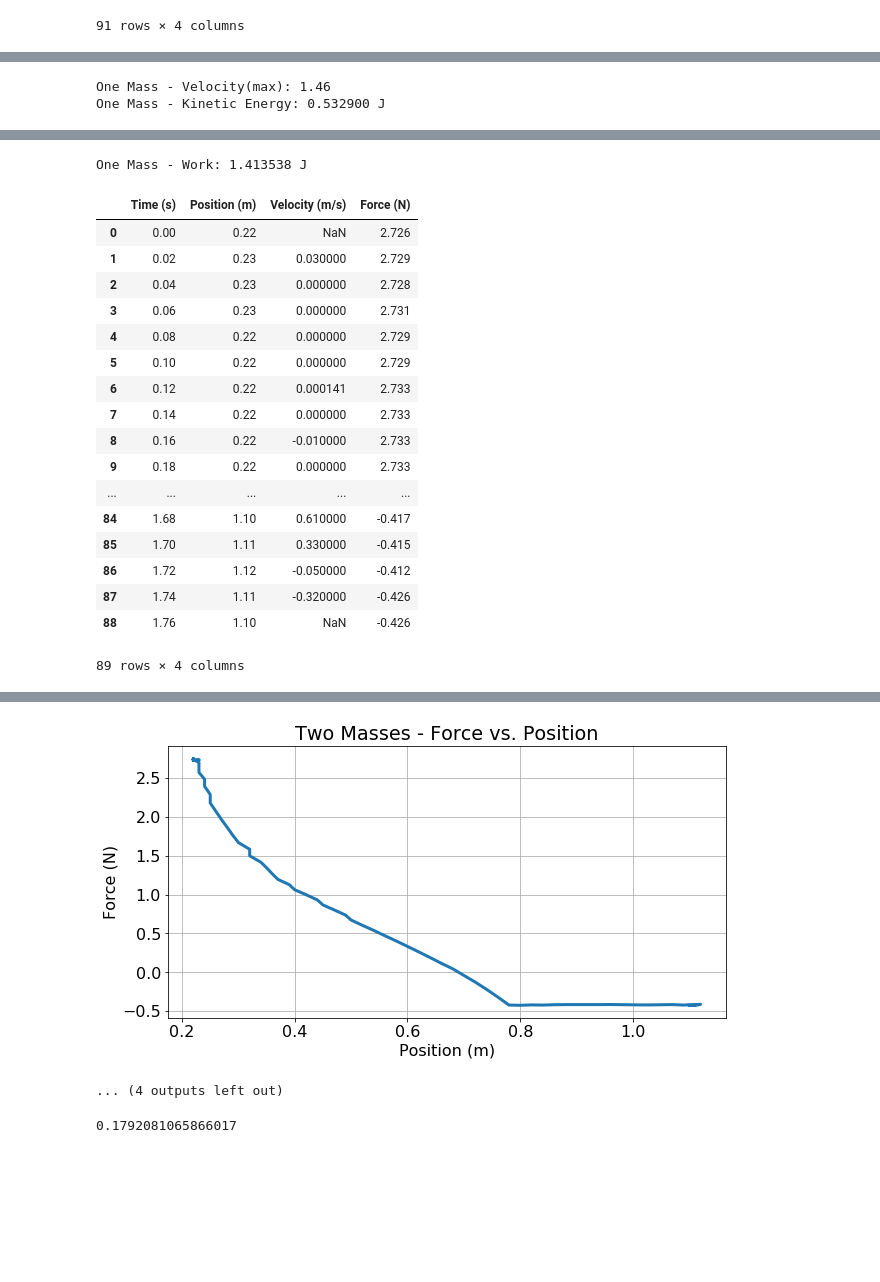
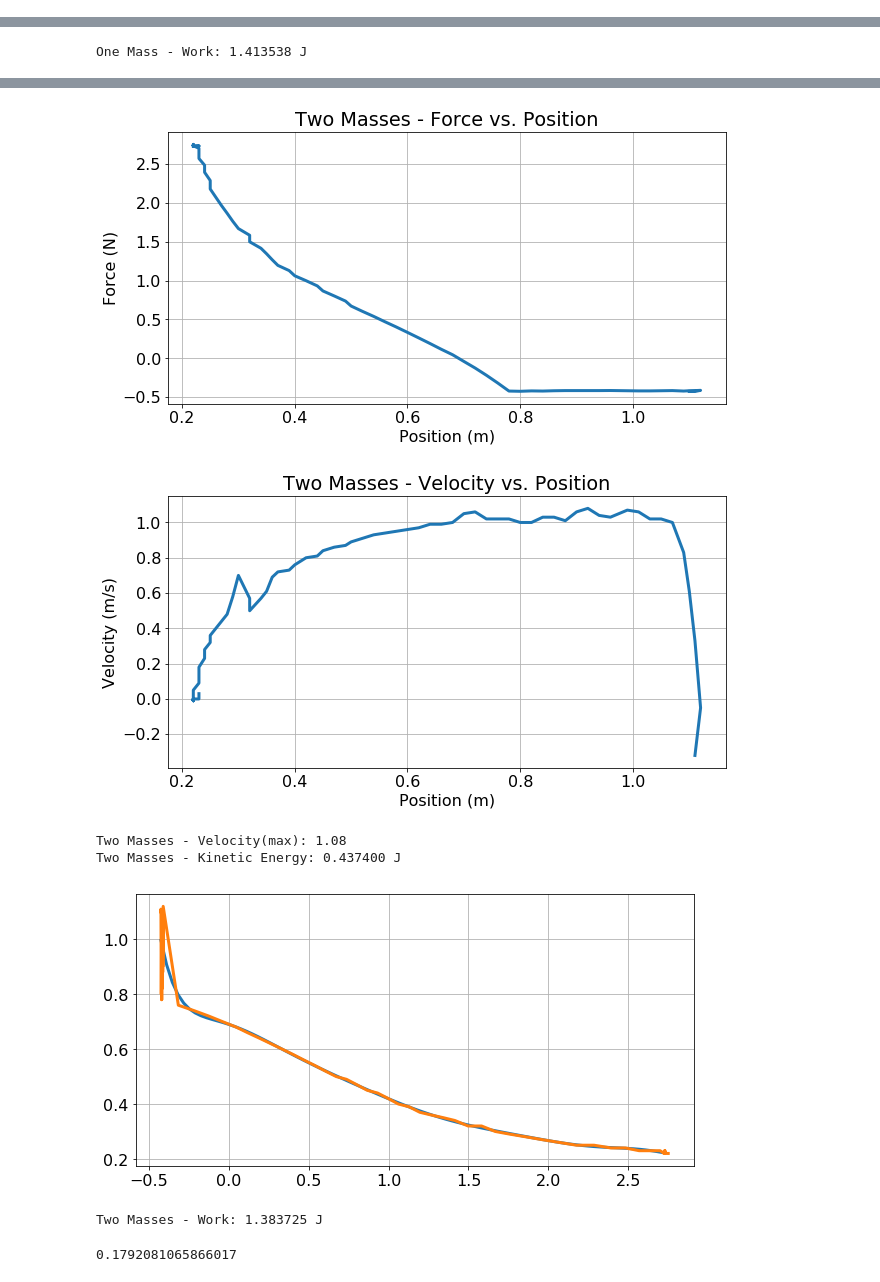
Before and after one commit to csvance/data-analysis, a Jupyter notebook: work_energy_theorem/work_energy_theorem.ipynb, the cells around one changed output, grey strips where cells are left out. Cells and saved outputs as stored; diff of their text form; code cells hidden in the pictures; blank space fills up the shorter version.

```diff
--- a/work_energy_theorum/work_energy_theorum.ipynb
+++ b/work_energy_theorem/work_energy_theorem.ipynb
@@ -14,11 +14,9 @@ matplotlib.rcParams["axes.grid"] = True
 # %%
 def lab(df, title, mass):
 
-    display(df)
-
     df.plot(x='Time (s)')
     plt.title('%s - Raw Data' % title)
-    plt.savefig('%s - Raw Data.jpg' % title)
+    plt.savefig('%s - Raw Data' % title)
     plt.show()
 
     x_col = 'Position (m)'
@@ -101,4 +82,3 @@ lab(df_two, 'Two Masses', 0.75)
-91 rows × 4 columns
 [figure]
 [figure]
 [figure]
@@ -105,2 +88 @@ lab(df_two, 'Two Masses', 0.75)
-One Mass - Velocity(max): 1.46
-One Mass - Kinetic Energy: 0.532900 J
+One Mass - Work: 1.413538 J
@@ -108,25 +89,10 @@ One Mass - Kinetic Energy: 0.532900 J
-One Mass - Work: 1.413538 J
-|  | Time (s) | Position (m) | Velocity (m/s) | Force (N) |
-| 0 | 0.00 | 0.22 | NaN | 2.726 |
-| 1 | 0.02 | 0.23 | 0.030000 | 2.729 |
-| 2 | 0.04 | 0.23 | 0.000000 | 2.728 |
-| 3 | 0.06 | 0.23 | 0.000000 | 2.731 |
-| 4 | 0.08 | 0.22 | 0.000000 | 2.729 |
-| 5 | 0.10 | 0.22 | 0.000000 | 2.729 |
-| 6 | 0.12 | 0.22 | 0.000141 | 2.733 |
-| 7 | 0.14 | 0.22 | 0.000000 | 2.733 |
-| 8 | 0.16 | 0.22 | -0.010000 | 2.733 |
-| 9 | 0.18 | 0.22 | 0.000000 | 2.733 |
-| ... | ... | ... | ... | ... |
-| 84 | 1.68 | 1.10 | 0.610000 | -0.417 |
-| 85 | 1.70 | 1.11 | 0.330000 | -0.415 |
-| 86 | 1.72 | 1.12 | -0.050000 | -0.412 |
-| 87 | 1.74 | 1.11 | -0.320000 | -0.426 |
-| 88 | 1.76 | 1.10 | NaN | -0.426 |
-89 rows × 4 columns
 [figure]
 [figure]
-... (4 outputs left out)
+[figure, added]
+Two Masses - Velocity(max): 1.08
+Two Masses - Kinetic Energy: 0.437400 J
+[figure, added]
+Two Masses - Work: 1.383725 J
 # %%
 1- 0.437400/0.532900
 # %% [output]
```
Also changed, not shown: parts of 1 cell of this notebook, 2 other files.
